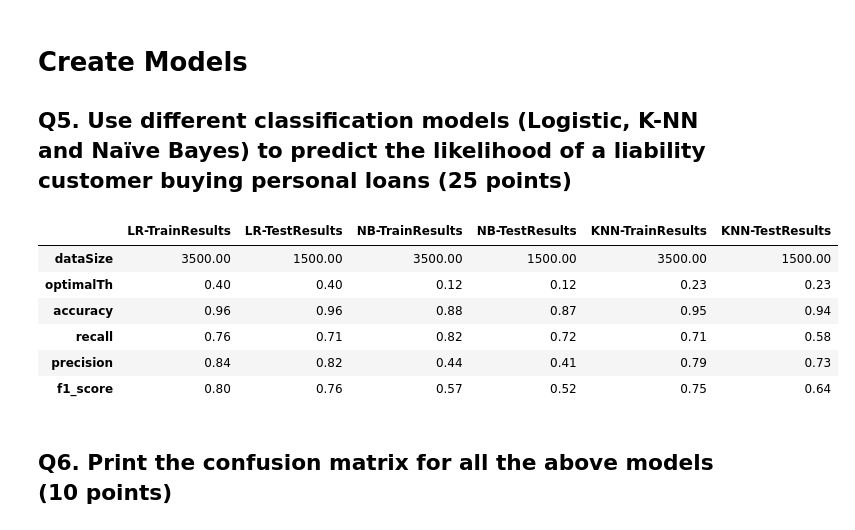
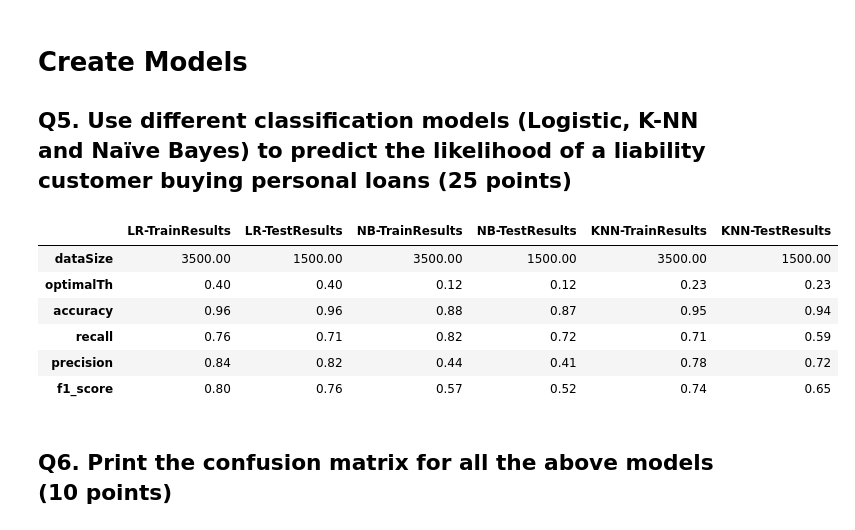
Before and after one commit to GreatLearningAIML1/bangalore-feb-batch-smurli, a Jupyter notebook: R3-Project1-Supervised-Learning/SupervisedLearning_R3_Project1.ipynb, the cells around one changed output. Cells and saved outputs as stored; diff of their text form; code cells hidden in the pictures.

```diff
--- a/R3-Project1-Supervised-Learning/SupervisedLearning_R3_Project1.ipynb
+++ b/R3-Project1-Supervised-Learning/SupervisedLearning_R3_Project1.ipynb
@@ -306,21 +317,21 @@ def modelPerformanceAnalysis(X, y, model, test_size = 0.3, seed = 5):
 # %%
 models = []
 lrModel = LogisticRegression()
 models.append(("LR", lrModel))
 gnbModel = GaussianNB()
 models.append(("NB", gnbModel))
-knnModel = KNeighborsClassifier(n_neighbors=70)
+knnModel = KNeighborsClassifier(n_neighbors=71)
 models.append(("KNN", knnModel))
 
 modelPerformanceAnalysis(X, y, models, test_size = 0.3, seed = 5)
 # %% [output]
 |  | LR-TrainResults | LR-TestResults | NB-TrainResults | NB-TestResults | KNN-TrainResults | KNN-TestResults |
 | dataSize | 3500.00 | 1500.00 | 3500.00 | 1500.00 | 3500.00 | 1500.00 |
 | optimalTh | 0.40 | 0.40 | 0.12 | 0.12 | 0.23 | 0.23 |
 | accuracy | 0.96 | 0.96 | 0.88 | 0.87 | 0.95 | 0.94 |
-| recall | 0.76 | 0.71 | 0.82 | 0.72 | 0.71 | 0.58 |
-| precision | 0.84 | 0.82 | 0.44 | 0.41 | 0.79 | 0.73 |
-| f1_score | 0.80 | 0.76 | 0.57 | 0.52 | 0.75 | 0.64 |
+| recall | 0.76 | 0.71 | 0.82 | 0.72 | 0.71 | 0.59 |
+| precision | 0.84 | 0.82 | 0.44 | 0.41 | 0.78 | 0.72 |
+| f1_score | 0.80 | 0.76 | 0.57 | 0.52 | 0.74 | 0.65 |
 # %% [markdown]
 ## Q6. Print the confusion matrix for all the above models (10 points)
 # %%
```
Also changed, not shown: parts of 3 cells of this notebook.
